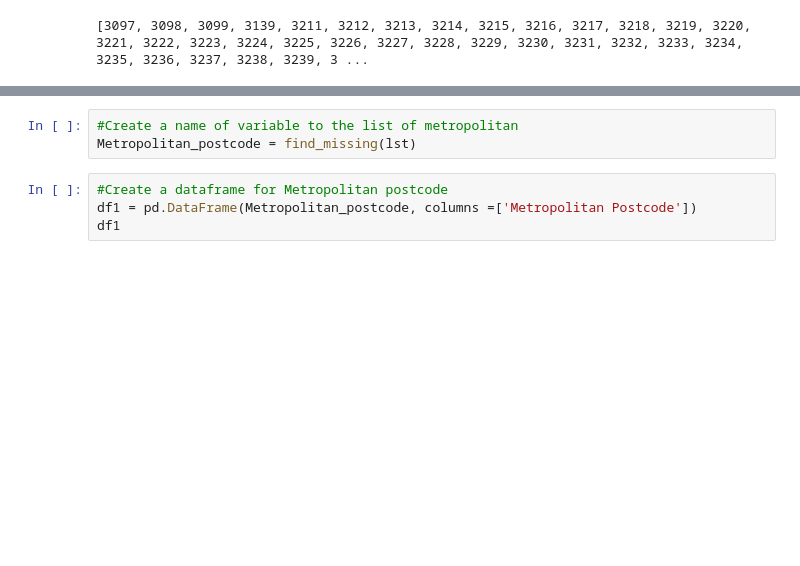
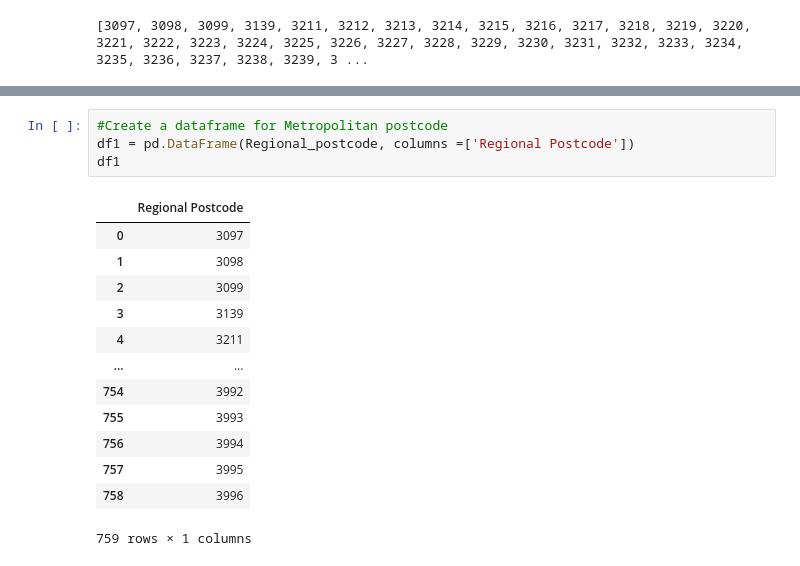
Before and after one commit to lindalevy/Project2_ETL, a Jupyter notebook: Working code/Postcode Web Scraping.ipynb, the cells around one changed output, grey strips where cells are left out. Saved outputs shown, nothing was run; the diff lists cells and outputs as text; blank space fills up the shorter version.

Commit message:
updated scrap postcode, metro_postcode from agriculture, rural_postcode from IMMI

```diff
--- a/Working code/Postcode Web Scraping.ipynb
+++ b/Working code/Postcode Web Scraping.ipynb
@@ -106,7 +96,18 @@ print(find_missing(lst))
-# %%
-#Create a name of variable to the list of metropolitan
-Metropolitan_postcode = find_missing(lst)
 # %%
 #Create a dataframe for Metropolitan postcode
-df1 = pd.DataFrame(Metropolitan_postcode, columns =['Metropolitan Postcode'])
+df1 = pd.DataFrame(Regional_postcode, columns =['Regional Postcode'])
 df1
+# %% [output]
+|  | Regional Postcode |
+| 0 | 3097 |
+| 1 | 3098 |
+| 2 | 3099 |
+| 3 | 3139 |
+| 4 | 3211 |
+| ... | ... |
+| 754 | 3992 |
+| 755 | 3993 |
+| 756 | 3994 |
+| 757 | 3995 |
+| 758 | 3996 |
+759 rows × 1 columns
```
Also changed, not shown: parts of 18 cells of this notebook, 1 other file.
